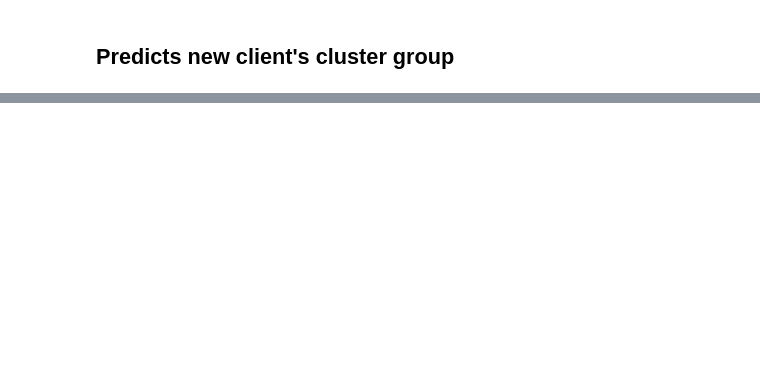
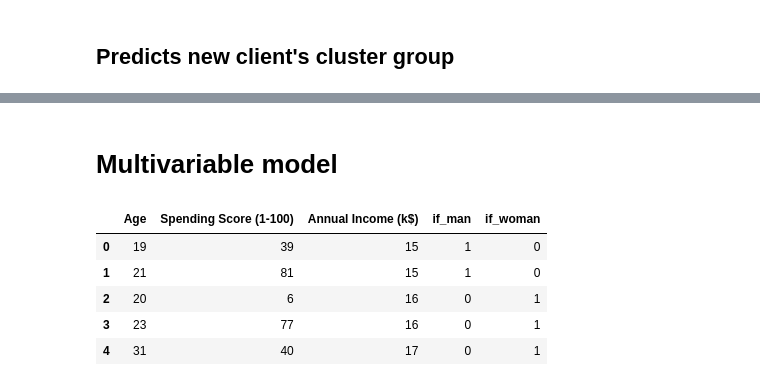
Before and after one commit to AlicjaDobrzeniecka/clustering-workshop, a Jupyter notebook: clustering-tutorial.ipynb, the cells around one changed output, grey strips where cells are left out. Drawn from its saved outputs; the diff is of its cells as text; code cells hidden in the pictures; blank space fills up the shorter version.

```diff
--- a/clustering-tutorial.ipynb
+++ b/clustering-tutorial.ipynb
@@ -320,0 +321,2 @@ array([2], dtype=int32)
+# %% [markdown]
+# Multivariable model
@@ -320,0 +326,9 @@ array([2], dtype=int32)
+# %%
+y.head()
+# %% [output]
+|  | Age | Spending Score (1-100) | Annual Income (k$) | if_man | if_woman |
+| 0 | 19 | 39 | 15 | 1 | 0 |
+| 1 | 21 | 81 | 15 | 1 | 0 |
+| 2 | 20 | 6 | 16 | 0 | 1 |
+| 3 | 23 | 77 | 16 | 0 | 1 |
+| 4 | 31 | 40 | 17 | 0 | 1 |
```
Also changed, not shown: parts of 9 cells of this notebook, 1 other file.
